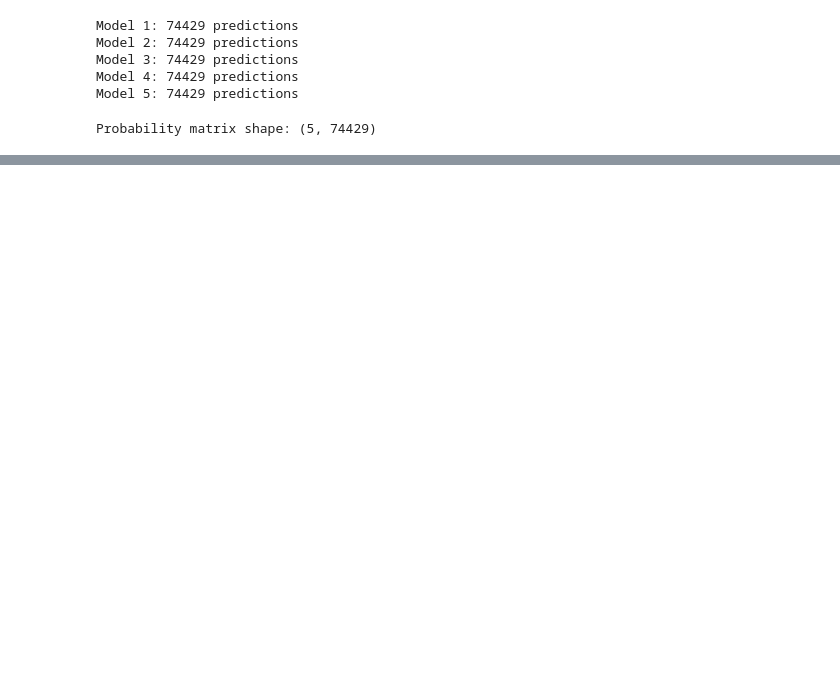
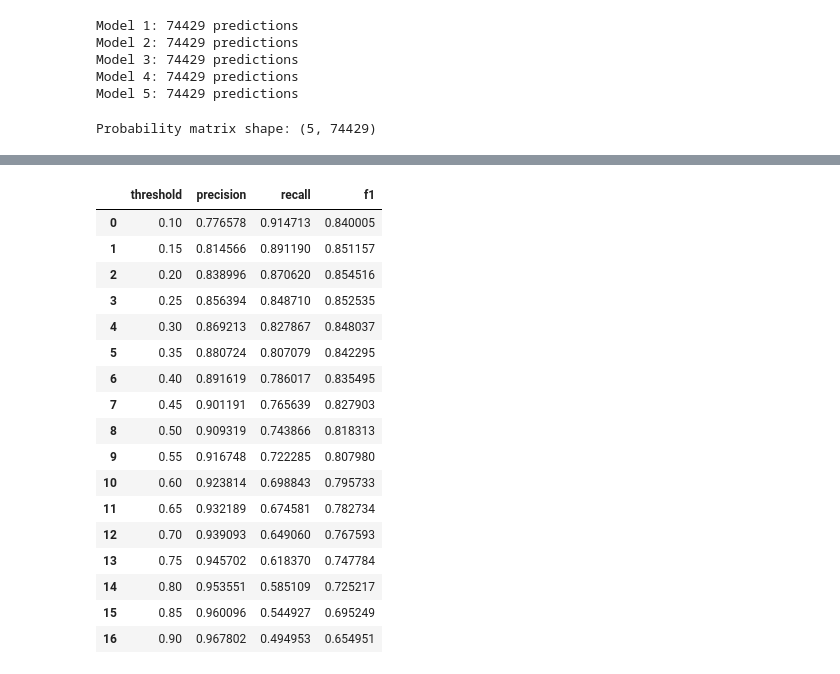
Before and after one commit to AshirSable/FortexAI, a Jupyter notebook: Backend/ml_factory/notebooks/BERT_sheildlm_ODD.ipynb, the cells around one changed output, grey strips where cells are left out. Saved outputs shown, nothing was run; the diff lists cells and outputs as text; code cells hidden in the pictures; blank space fills up the shorter version.

```diff
--- a/Backend/ml_factory/notebooks/BERT_sheildlm_ODD.ipynb
+++ b/Backend/ml_factory/notebooks/BERT_sheildlm_ODD.ipynb
@@ -344,0 +370,53 @@ PR-AUC   : 0.9158
+# %%
+from sklearn.metrics import precision_score, recall_score, f1_score
+import pandas as pd
+
+threshold_results = []
+
+for threshold in np.arange(0.10, 0.91, 0.05):
+
+    predictions = (
+        ensemble_probabilities >= threshold
+    ).astype(int)
+
+    threshold_results.append({
+        "threshold": threshold,
+        "precision": precision_score(
+            odd_labels,
+            predictions,
+            zero_division=0
+        ),
+        "recall": recall_score(
+            odd_labels,
+            predictions,
+            zero_division=0
+        ),
+        "f1": f1_score(
+            odd_labels,
+            predictions,
+            zero_division=0
+        )
+    })
+
+threshold_df = pd.DataFrame(threshold_results)
+
+threshold_df
+# %% [output]
+|  | threshold | precision | recall | f1 |
+| 0 | 0.10 | 0.776578 | 0.914713 | 0.840005 |
+| 1 | 0.15 | 0.814566 | 0.891190 | 0.851157 |
+| 2 | 0.20 | 0.838996 | 0.870620 | 0.854516 |
+| 3 | 0.25 | 0.856394 | 0.848710 | 0.852535 |
+| 4 | 0.30 | 0.869213 | 0.827867 | 0.848037 |
+| 5 | 0.35 | 0.880724 | 0.807079 | 0.842295 |
+| 6 | 0.40 | 0.891619 | 0.786017 | 0.835495 |
+| 7 | 0.45 | 0.901191 | 0.765639 | 0.827903 |
+| 8 | 0.50 | 0.909319 | 0.743866 | 0.818313 |
+| 9 | 0.55 | 0.916748 | 0.722285 | 0.807980 |
+| 10 | 0.60 | 0.923814 | 0.698843 | 0.795733 |
+| 11 | 0.65 | 0.932189 | 0.674581 | 0.782734 |
+| 12 | 0.70 | 0.939093 | 0.649060 | 0.767593 |
+| 13 | 0.75 | 0.945702 | 0.618370 | 0.747784 |
+| 14 | 0.80 | 0.953551 | 0.585109 | 0.725217 |
+| 15 | 0.85 | 0.960096 | 0.544927 | 0.695249 |
+| 16 | 0.90 | 0.967802 | 0.494953 | 0.654951 |
```
Also changed, not shown: parts of 18 cells of this notebook, 2 other files.
